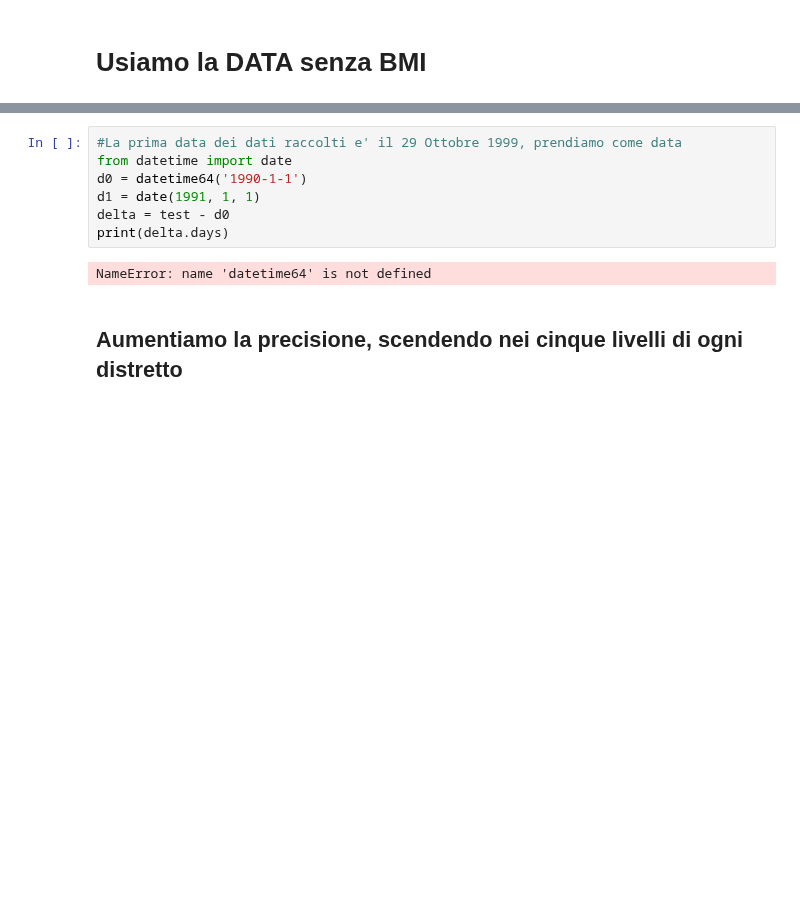
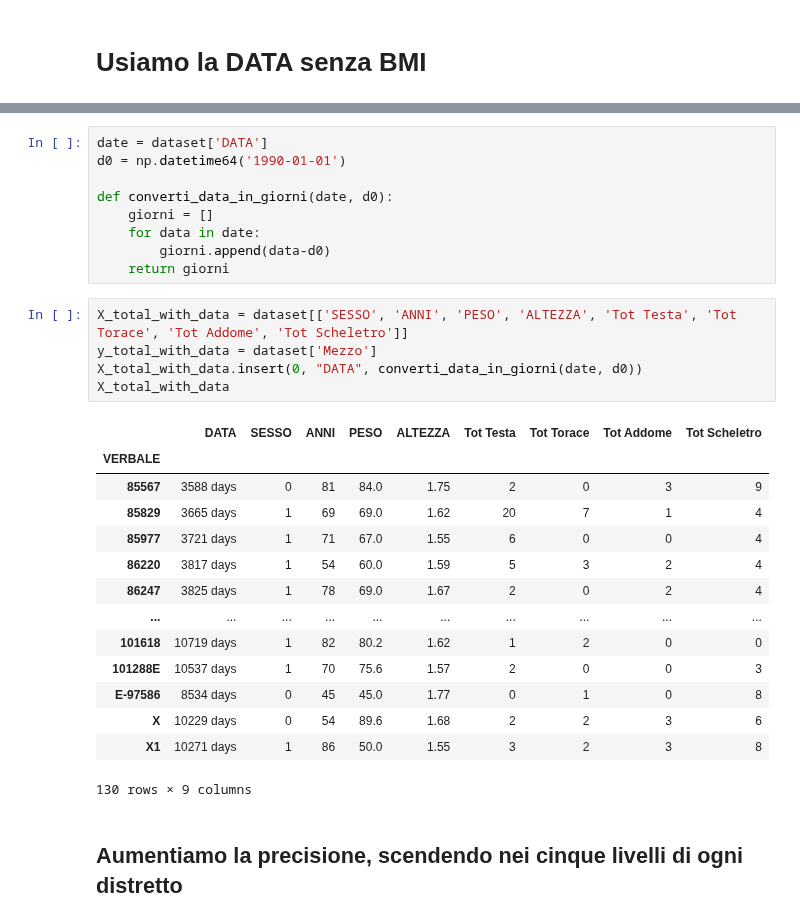
Before and after one commit to aleberans/Analisi-dati-per-problemi-di-medicina-legale, a Jupyter notebook: codice/classificazione-investiti.ipynb, the cells around one changed output, grey strips where cells are left out. Cells and saved outputs as stored; diff of their text form; blank space fills up the shorter version.

```diff
--- a/codice/classificazione-investiti.ipynb
+++ b/codice/classificazione-investiti.ipynb
@@ -267,12 +285,32 @@ numpy.datetime64('1999-10-29T00:00:00.000000000')
-# %%
-#La prima data dei dati raccolti e' il 29 Ottobre 1999, prendiamo come data
-from datetime import date
-d0 = datetime64('1990-1-1')
-d1 = date(1991, 1, 1)
-delta = test - d0
-print(delta.days)
-# %% [output]
-NameError: name 'datetime64' is not defined
+# %%
+date = dataset['DATA']
+d0 = np.datetime64('1990-01-01')
+
+def converti_data_in_giorni(date, d0):
+    giorni = []
+    for data in date:
+        giorni.append(data-d0)
+    return giorni
+# %%
+X_total_with_data = dataset[['SESSO', 'ANNI', 'PESO', 'ALTEZZA', 'Tot Testa', 'Tot Torace', 'Tot Addome', 'Tot Scheletro']]
+y_total_with_data = dataset['Mezzo']
+X_total_with_data.insert(0, "DATA", converti_data_in_giorni(date, d0))
+X_total_with_data
+# %% [output]
+|  | DATA | SESSO | ANNI | PESO | ALTEZZA | Tot Testa | Tot Torace | Tot Addome | Tot Scheletro |
+| VERBALE |  |  |  |  |  |  |  |  |  |
+| 85567 | 3588 days | 0 | 81 | 84.0 | 1.75 | 2 | 0 | 3 | 9 |
+| 85829 | 3665 days | 1 | 69 | 69.0 | 1.62 | 20 | 7 | 1 | 4 |
+| 85977 | 3721 days | 1 | 71 | 67.0 | 1.55 | 6 | 0 | 0 | 4 |
+| 86220 | 3817 days | 1 | 54 | 60.0 | 1.59 | 5 | 3 | 2 | 4 |
+| 86247 | 3825 days | 1 | 78 | 69.0 | 1.67 | 2 | 0 | 2 | 4 |
+| ... | ... | ... | ... | ... | ... | ... | ... | ... | ... |
+| 101618 | 10719 days | 1 | 82 | 80.2 | 1.62 | 1 | 2 | 0 | 0 |
+| 101288E | 10537 days | 1 | 70 | 75.6 | 1.57 | 2 | 0 | 0 | 3 |
+| E-97586 | 8534 days | 0 | 45 | 45.0 | 1.77 | 0 | 1 | 0 | 8 |
+| X | 10229 days | 0 | 54 | 89.6 | 1.68 | 2 | 2 | 3 | 6 |
+| X1 | 10271 days | 1 | 86 | 50.0 | 1.55 | 3 | 2 | 3 | 8 |
+130 rows × 9 columns
 # %% [markdown]
 ## Aumentiamo la precisione, scendendo nei cinque livelli di ogni distretto
 # %%
```
Also changed, not shown: parts of 2 cells of this notebook.
